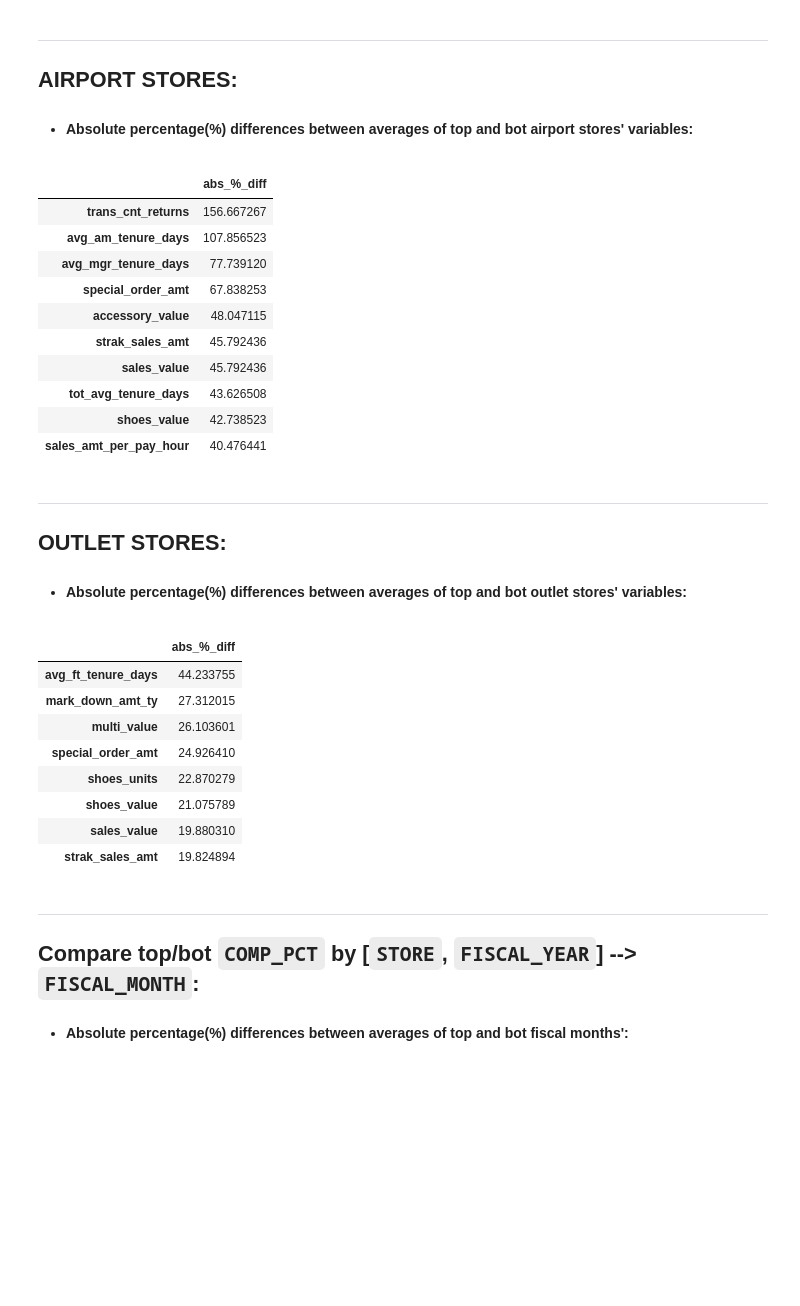
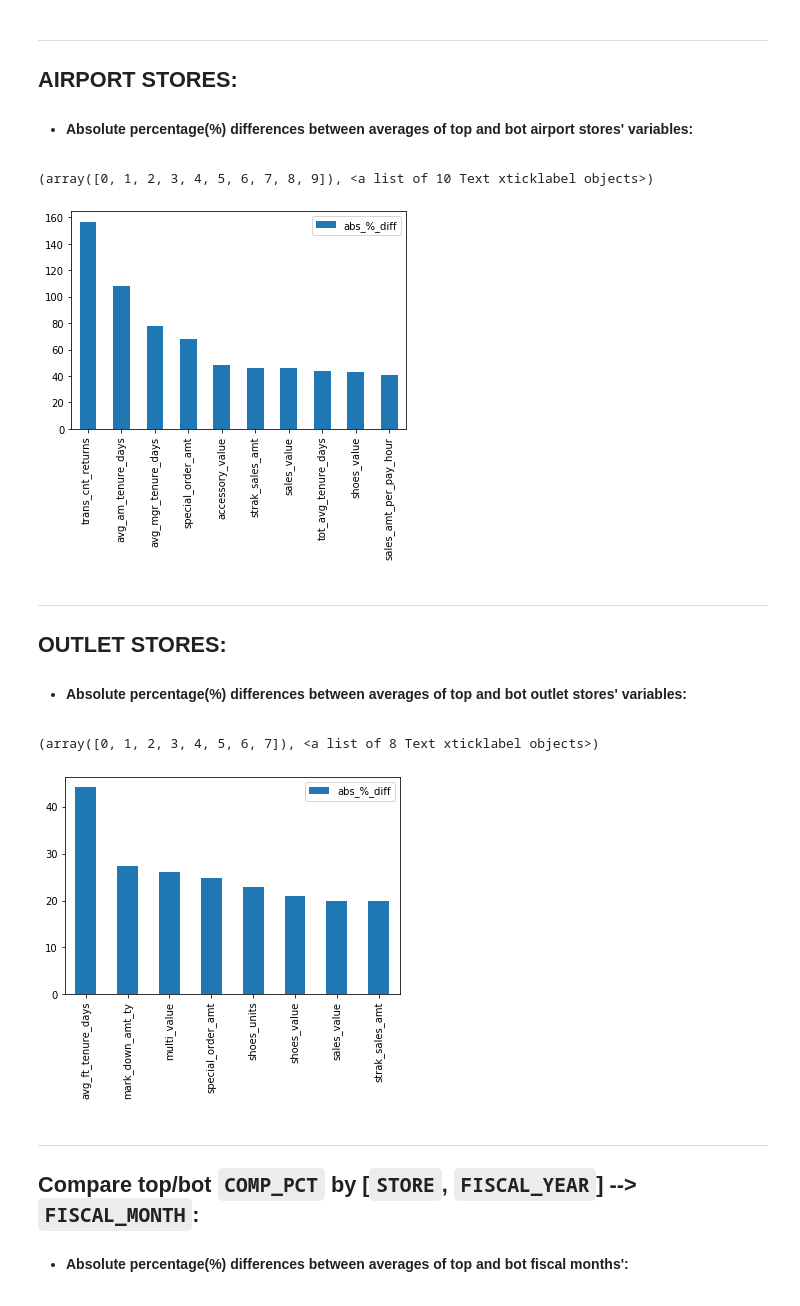
Before and after one commit to RakshandaKaukab05/Percent-comp-increase-sandals, a Jupyter notebook: serge_2_GroupBy_class_store_etc_mean()_sampling_MONTH.ipynb, the cells around one changed output. Cells and saved outputs as stored; diff of their text form; code cells hidden in the pictures; blank space fills up the shorter version.

```diff
--- a/serge_2_GroupBy_class_store_etc_mean()_sampling_MONTH.ipynb
+++ b/serge_2_GroupBy_class_store_etc_mean()_sampling_MONTH.ipynb
@@ -173,20 +151,12 @@ diff_mall
 # %%
 top = airport_top.iloc[1:,0]
 bot = airport_bot.iloc[1:,0]
 diff_airport = abs(abs(bot-top) / ((bot + top) * 0.5) * 100).to_frame('abs_%_diff').nlargest(11, 'abs_%_diff').iloc[1:, :]
-diff_airport
+diff_airport.plot(kind='bar')
+plt.xticks(rotation=90)
 # %% [output]
-|  | abs_%_diff |
-| trans_cnt_returns | 156.667267 |
-| avg_am_tenure_days | 107.856523 |
-| avg_mgr_tenure_days | 77.739120 |
-| special_order_amt | 67.838253 |
-| accessory_value | 48.047115 |
-| strak_sales_amt | 45.792436 |
-| sales_value | 45.792436 |
-| tot_avg_tenure_days | 43.626508 |
-| shoes_value | 42.738523 |
-| sales_amt_per_pay_hour | 40.476441 |
+(array([0, 1, 2, 3, 4, 5, 6, 7, 8, 9]), <a list of 10 Text xticklabel objects>)
+[figure, added]
 # %% [markdown]
 ---
 
@@ -198,17 +168,11 @@ bot = outlet_bot#.iloc[1:,0]
 
 # outlet store differences
 diff_outlet = abs(abs(top-bot) / ((top + bot) * 0.5) * 100).to_frame('abs_%_diff').nlargest(10, 'abs_%_diff').nlargest(11, 'abs_%_diff').iloc[2:, :]
-diff_outlet
+diff_outlet.plot(kind='bar')
+plt.xticks(rotation=90)
 # %% [output]
-|  | abs_%_diff |
-| avg_ft_tenure_days | 44.233755 |
-| mark_down_amt_ty | 27.312015 |
-| multi_value | 26.103601 |
-| special_order_amt | 24.926410 |
-| shoes_units | 22.870279 |
-| shoes_value | 21.075789 |
-| sales_value | 19.880310 |
-| strak_sales_amt | 19.824894 |
+(array([0, 1, 2, 3, 4, 5, 6, 7]), <a list of 8 Text xticklabel objects>)
+[figure, added]
 # %% [markdown]
 ---
 
```
Also changed, not shown: parts of 6 cells of this notebook.
